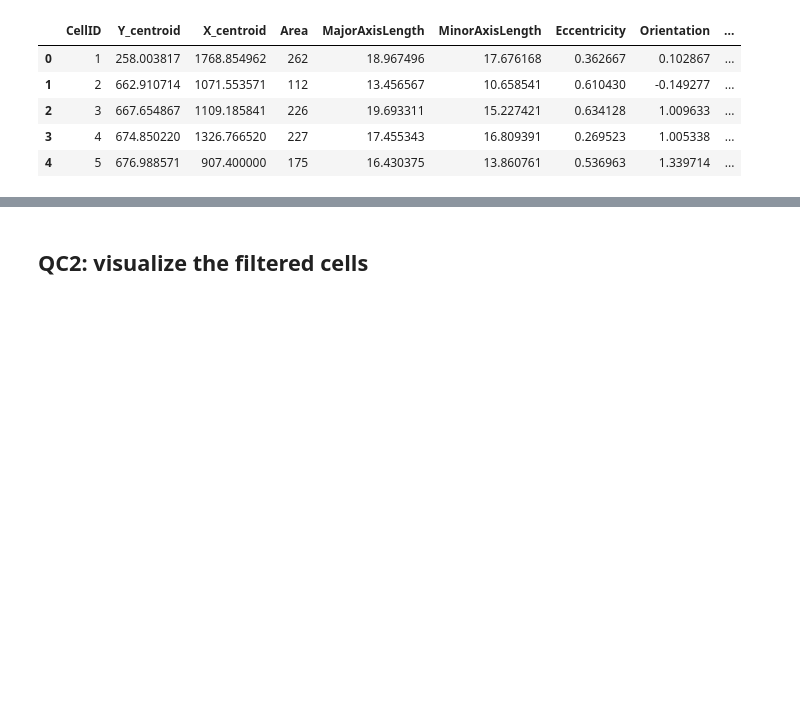
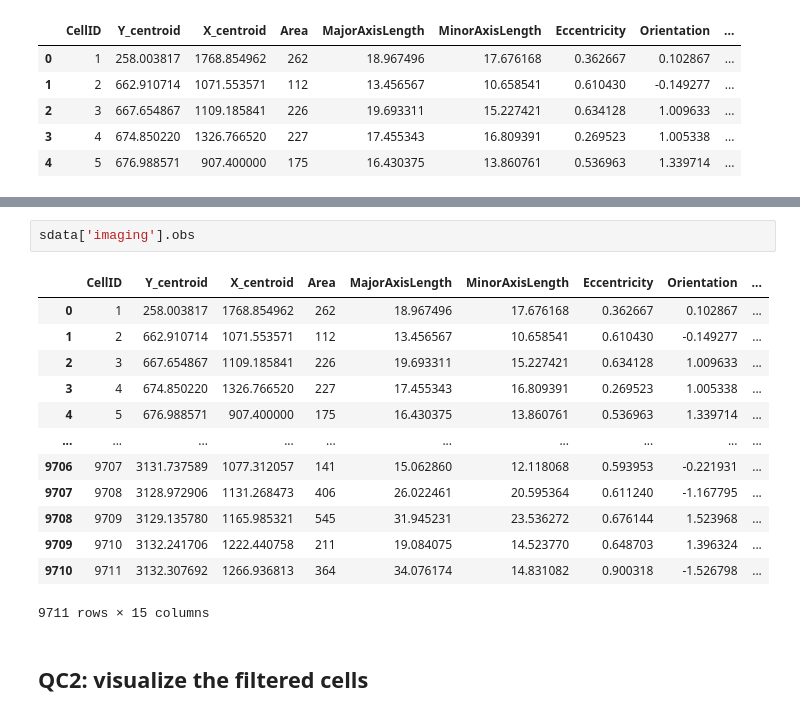
Before and after one commit to CosciaLab/openDVP, a Jupyter notebook: sdata_notebooks/2_FilterArtefacts.ipynb, the cells around one changed output, grey strips where cells are left out. Drawn from its saved outputs; the diff is of its cells as text; blank space fills up the shorter version.

```diff
--- a/sdata_notebooks/2_FilterArtefacts.ipynb
+++ b/sdata_notebooks/2_FilterArtefacts.ipynb
@@ -198,3 +261,19 @@ sdata['imaging'].obs.head()
+# %%
+sdata['imaging'].obs
+# %% [output]
+|  | CellID | Y_centroid | X_centroid | Area | MajorAxisLength | MinorAxisLength | Eccentricity | Orientation | ... |
+| 0 | 1 | 258.003817 | 1768.854962 | 262 | 18.967496 | 17.676168 | 0.362667 | 0.102867 | ... |
+| 1 | 2 | 662.910714 | 1071.553571 | 112 | 13.456567 | 10.658541 | 0.610430 | -0.149277 | ... |
+| 2 | 3 | 667.654867 | 1109.185841 | 226 | 19.693311 | 15.227421 | 0.634128 | 1.009633 | ... |
+| 3 | 4 | 674.850220 | 1326.766520 | 227 | 17.455343 | 16.809391 | 0.269523 | 1.005338 | ... |
+| 4 | 5 | 676.988571 | 907.400000 | 175 | 16.430375 | 13.860761 | 0.536963 | 1.339714 | ... |
+| ... | ... | ... | ... | ... | ... | ... | ... | ... | ... |
+| 9706 | 9707 | 3131.737589 | 1077.312057 | 141 | 15.062860 | 12.118068 | 0.593953 | -0.221931 | ... |
+| 9707 | 9708 | 3128.972906 | 1131.268473 | 406 | 26.022461 | 20.595364 | 0.611240 | -1.167795 | ... |
+| 9708 | 9709 | 3129.135780 | 1165.985321 | 545 | 31.945231 | 23.536272 | 0.676144 | 1.523968 | ... |
+| 9709 | 9710 | 3132.241706 | 1222.440758 | 211 | 19.084075 | 14.523770 | 0.648703 | 1.396324 | ... |
+| 9710 | 9711 | 3132.307692 | 1266.936813 | 364 | 34.076174 | 14.831082 | 0.900318 | -1.526798 | ... |
+9711 rows × 15 columns
 # %% [markdown]
 ## QC2: visualize the filtered cells
 # %% [markdown]
```
Also changed, not shown: parts of 19 cells of this notebook, 1 other file.
